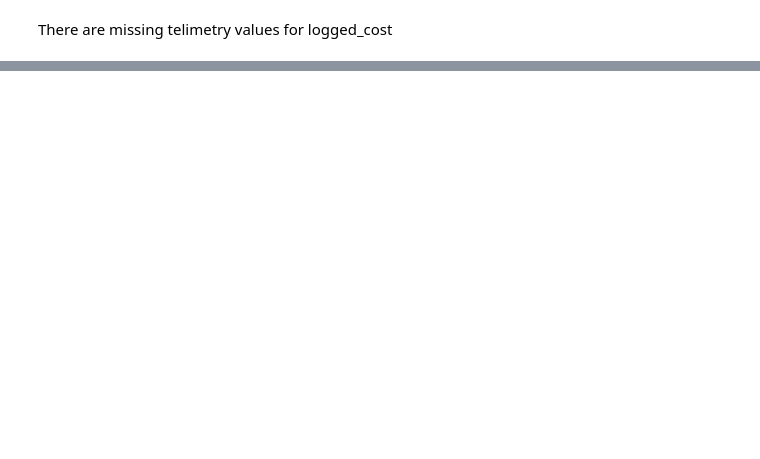
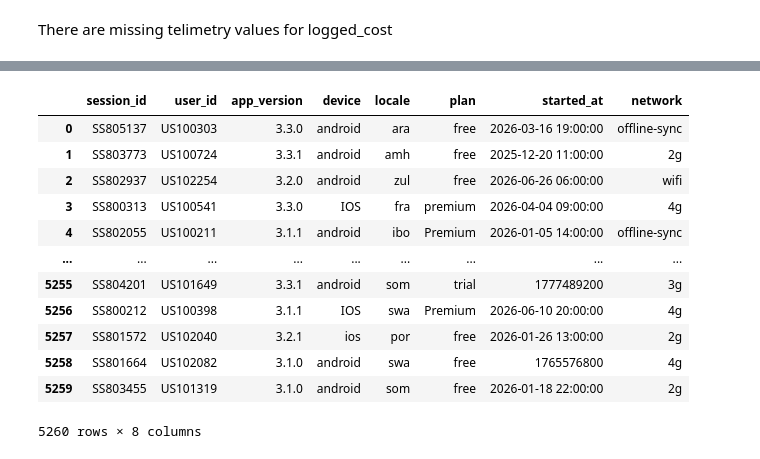
Before and after one commit to Christian-Suinyuy/skye8-ds-banboye-christian, a Jupyter notebook: src/agent_telimetry/notebooks/exploration.ipynb, the cells around one changed output, grey strips where cells are left out. Saved outputs shown, nothing was run; the diff lists cells and outputs as text; code cells hidden in the pictures; blank space fills up the shorter version.

```diff
--- a/src/agent_telimetry/notebooks/exploration.ipynb
+++ b/src/agent_telimetry/notebooks/exploration.ipynb
@@ -236,0 +217,3 @@ There are missing telimetry values for logged_cost
+# %%
+df = sessions
+df.head()
@@ -236,0 +285,16 @@ There are missing telimetry values for logged_cost
+# %%
+df
+# %% [output]
+|  | session_id | user_id | app_version | device | locale | plan | started_at | network |
+| 0 | SS805137 | US100303 | 3.3.0 | android | ara | free | 2026-03-16 19:00:00 | offline-sync |
+| 1 | SS803773 | US100724 | 3.3.1 | android | amh | free | 2025-12-20 11:00:00 | 2g |
+| 2 | SS802937 | US102254 | 3.2.0 | android | zul | free | 2026-06-26 06:00:00 | wifi |
+| 3 | SS800313 | US100541 | 3.3.0 | IOS | fra | premium | 2026-04-04 09:00:00 | 4g |
+| 4 | SS802055 | US100211 | 3.1.1 | android | ibo | Premium | 2026-01-05 14:00:00 | offline-sync |
+| ... | ... | ... | ... | ... | ... | ... | ... | ... |
+| 5255 | SS804201 | US101649 | 3.3.1 | android | som | trial | 1777489200 | 3g |
+| 5256 | SS800212 | US100398 | 3.1.1 | IOS | swa | Premium | 2026-06-10 20:00:00 | 4g |
+| 5257 | SS801572 | US102040 | 3.2.1 | ios | por | free | 2026-01-26 13:00:00 | 2g |
+| 5258 | SS801664 | US102082 | 3.1.0 | android | swa | free | 1765576800 | 4g |
+| 5259 | SS803455 | US101319 | 3.1.0 | android | som | free | 2026-01-18 22:00:00 | 2g |
+5260 rows × 8 columns
```
Also changed, not shown: parts of 16 cells of this notebook.
